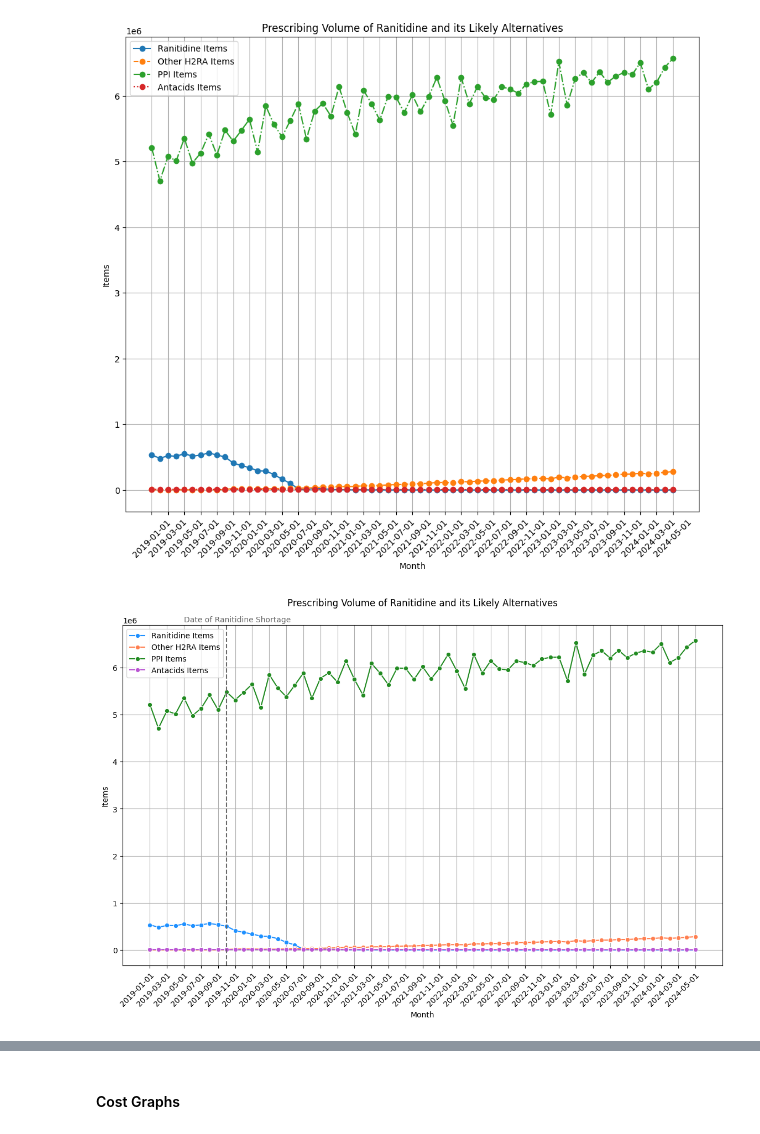
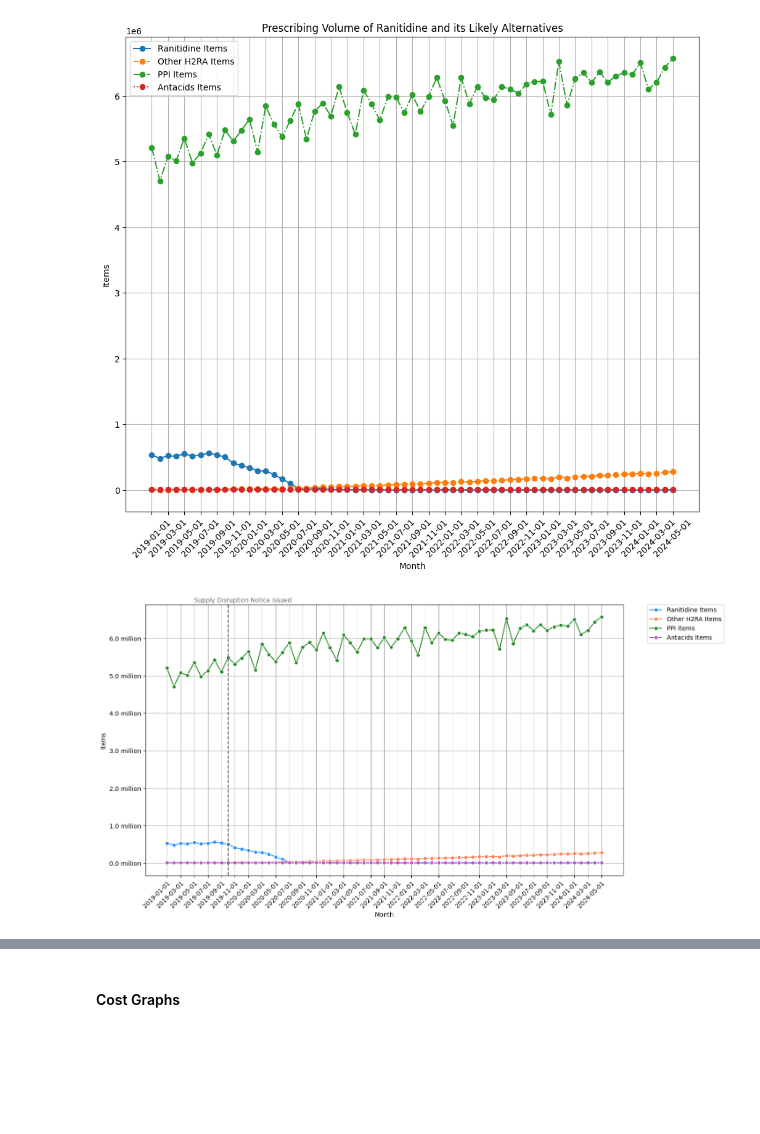
Before and after one commit to avanthika-sivakumar/med-student-omeprazole, a Jupyter notebook: notebooks/Omeprazole shortage.ipynb, the cells around one changed output, grey strips where cells are left out. Drawn from its saved outputs; the diff is of its cells as text; code cells hidden in the pictures; blank space fills up the shorter version.

Commit message:
Admin Changes to Graphs

```diff
--- a/notebooks/Omeprazole shortage.ipynb
+++ b/notebooks/Omeprazole shortage.ipynb
@@ -205,36 +207,41 @@ sns.lineplot(data=ranitidine_monthly_totals, x='month', y='items', marker='o', l
 sns.lineplot(data=H2RA_monthly_totals, x='month', y='items', marker='o', label='Other H2RA Items', color='coral')
 
 #Plot monthly totals for PPIs
 sns.lineplot(data=PPI_monthly_totals, x='month', y='items', marker='o', label='PPI Items', color='forestgreen')
 
 #Plot monthly totals for antacids
 sns.lineplot(data=antacids_monthly_totals, x='month', y='items', marker='o', label='Antacids Items', color='mediumorchid')
 
 # Optionally reduce the number of ticks on the x-axis
 plt.xticks(ticks=ranitidine_monthly_totals['month'][::2], rotation=45, rotation_mode='anchor', horizontalalignment='right')
 
 # Add titles and labels
-plt.title('Prescribing Volume of Ranitidine and its Likely Alternatives', pad=25)
 plt.xlabel('Month')
 plt.ylabel('Items')
 
 # Add a legend to differentiate the lines
 plt.legend()
 
 #add vertical line for date of shortage and annotate it.
 plt.axvline(x = '2019-10-01', ymin = 0, ymax = 1, color='dimgrey', linestyle='--')
 
-plt.annotate('Date of Ranitidine Shortage', color='dimgrey',
+plt.annotate('Supply Disruption Notice Issued', color='dimgrey',
              xy=('2019-10-01', max(PPI_monthly_totals['items'])),
              xytext=('2019-05-01', max(PPI_monthly_totals['items']) * 1.06))
 
 # Adding grid for better readability
 plt.grid(True)
 
+#Move legend box outside
+plt.legend(bbox_to_anchor=(1.05, 1), loc=2, borderaxespad=0.)
+
+# Format y-axis labels
+plt.gca().get_yaxis().set_major_formatter(plt.FuncFormatter(lambda x, loc: "{:.1f} million".format(x / 1000000)))
+
 # Display the plot
 plt.show()
 # %% [output]
-[figure, old version]
+[figure, new version]
 # %%
 #Codes for Alternative H2RAs.
 
```
Also changed, not shown: parts of 37 cells of this notebook, 10 other files.
